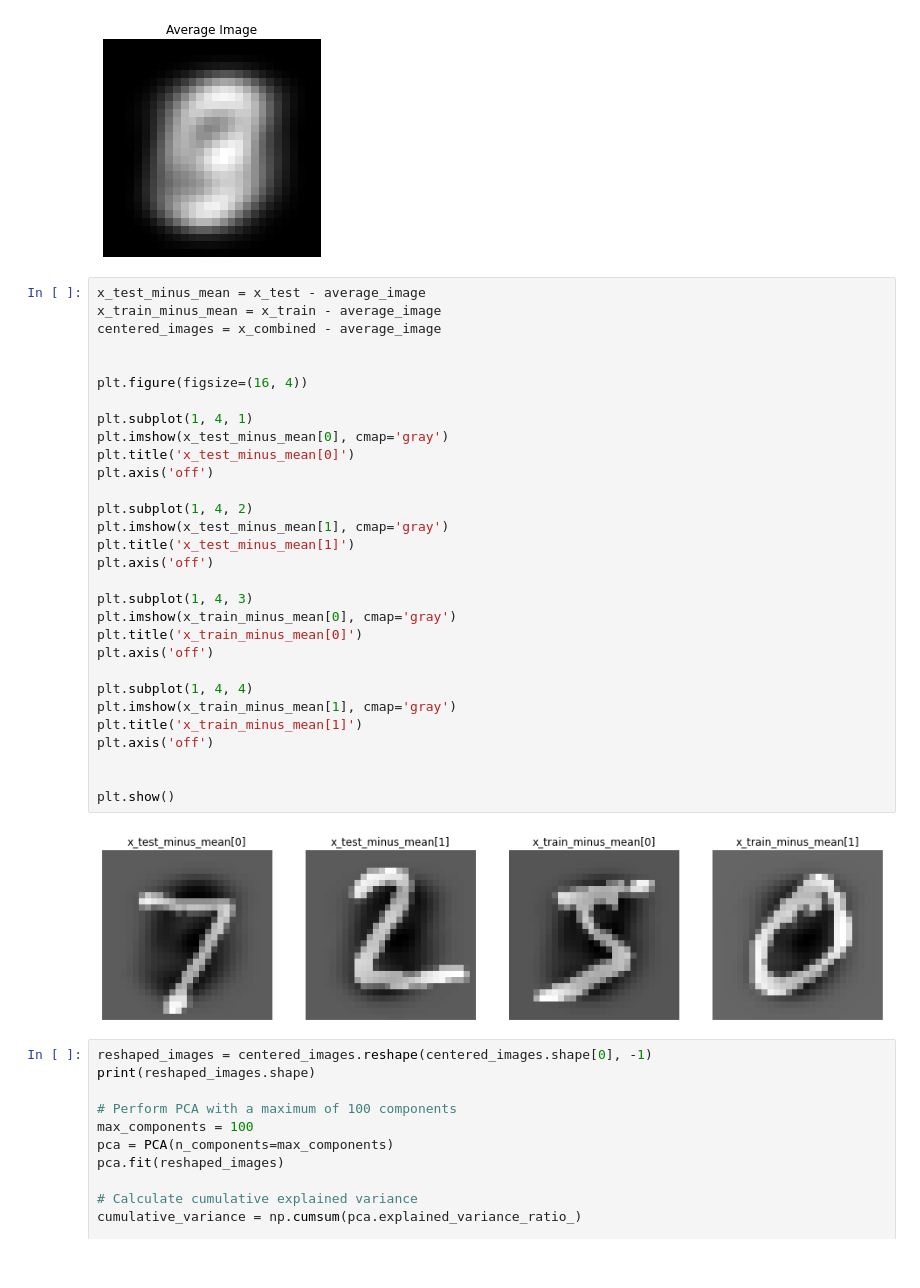
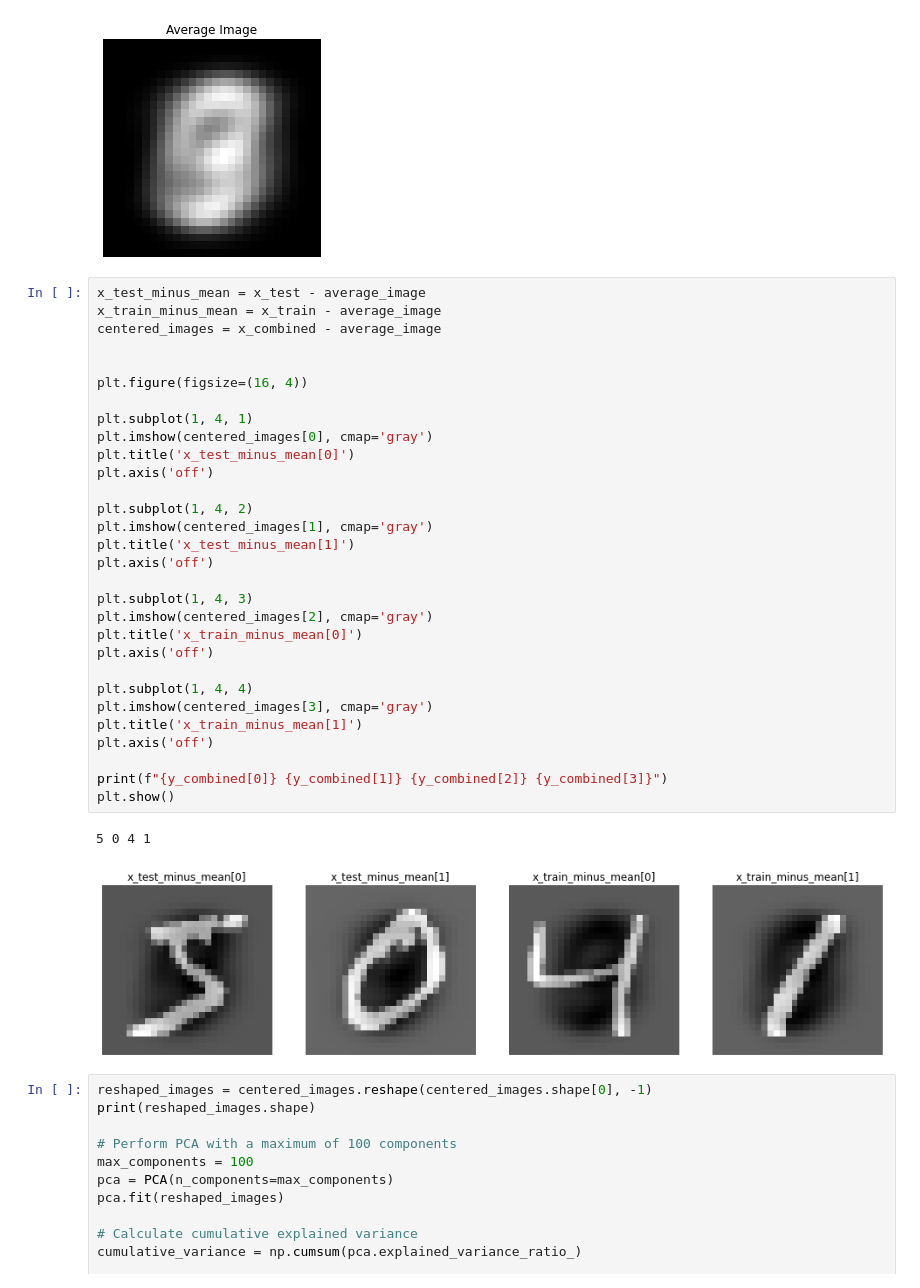
Before and after one commit to Benyamin-Asadi/decision-tree-svm, a Jupyter notebook: P2.ipynb, the cells around one changed output. Saved outputs shown, nothing was run; the diff lists cells and outputs as text.

```diff
--- a/P2.ipynb
+++ b/P2.ipynb
@@ -361,35 +375,36 @@ Average Image Shape: (28, 28)
 # %%
 x_test_minus_mean = x_test - average_image
 x_train_minus_mean = x_train - average_image
 centered_images = x_combined - average_image
 
 
 plt.figure(figsize=(16, 4))
 
 plt.subplot(1, 4, 1)
-plt.imshow(x_test_minus_mean[0], cmap='gray')
+plt.imshow(centered_images[0], cmap='gray')
 plt.title('x_test_minus_mean[0]')
 plt.axis('off')
 
 plt.subplot(1, 4, 2)
-plt.imshow(x_test_minus_mean[1], cmap='gray')
+plt.imshow(centered_images[1], cmap='gray')
 plt.title('x_test_minus_mean[1]')
 plt.axis('off')
 
 plt.subplot(1, 4, 3)
-plt.imshow(x_train_minus_mean[0], cmap='gray')
+plt.imshow(centered_images[2], cmap='gray')
 plt.title('x_train_minus_mean[0]')
 plt.axis('off')
 
 plt.subplot(1, 4, 4)
-plt.imshow(x_train_minus_mean[1], cmap='gray')
+plt.imshow(centered_images[3], cmap='gray')
 plt.title('x_train_minus_mean[1]')
 plt.axis('off')
 
-
+print(f"{y_combined[0]} {y_combined[1]} {y_combined[2]} {y_combined[3]}")
 plt.show()
 # %% [output]
+5 0 4 1
-[figure, old version]
+[figure, new version]
 # %%
 reshaped_images = centered_images.reshape(centered_images.shape[0], -1)
 print(reshaped_images.shape)
```
Also changed, not shown: parts of 13 cells of this notebook.
